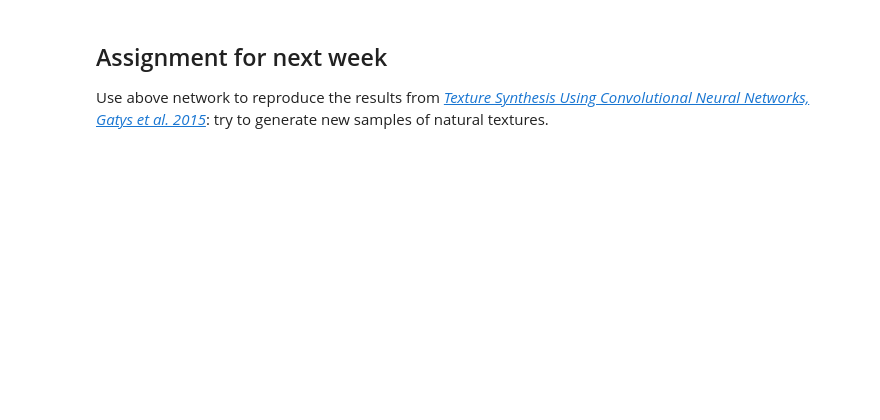
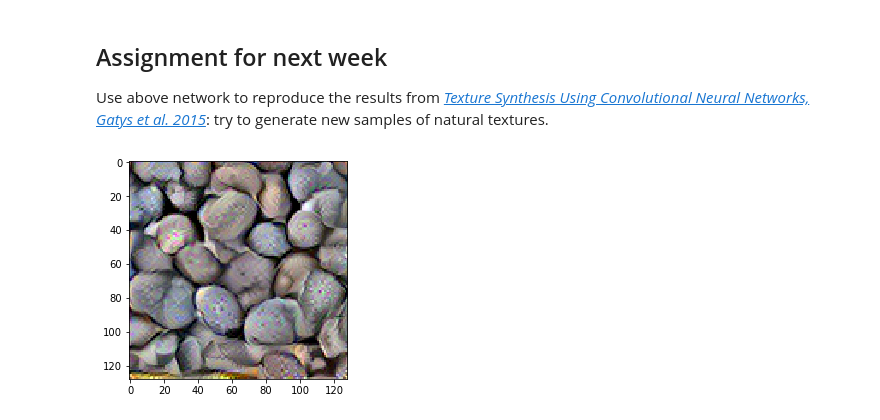
Before and after one commit to leongatys/GenerativeImageModellingWithDNNs, a Jupyter notebook: Lecture5/Lecture5.ipynb, the cells around one changed output. Drawn from its saved outputs; the diff is of its cells as text; code cells hidden in the pictures; blank space fills up the shorter version.

```diff
--- a/Lecture5/Lecture5.ipynb
+++ b/Lecture5/Lecture5.ipynb
@@ -156,0 +167,40 @@ Networks, Gatys et al. 2015_](http://papers.nips.cc/paper/5633-texture-synthesis
+# %%
+#define layers, loss functions, weights and compute optimization targets
+loss_layers = ['r11','r21','r31','r41','r51']
+loss_fns = [GramMSELoss()] * len(loss_layers)
+weights = [1e0] * len(loss_layers)
+
+#compute optimization targets
+targets = [GramMatrix()(A) for A in vgg(img_torch, loss_layers)]
+
+#define random init image to optimise
+opt_img = Variable(torch.randn(img_torch.size()).type_as(img_torch.data), requires_grad=True)
+# %%
+# run texture synthesis
+max_iter = 200
+show_iter = 1
+optimizer = optim.LBFGS([opt_img], history_size=10);
+# %%
+n_iter=0
+while n_iter <= max_iter:
+
+    def closure():
+        global n_iter
+        optimizer.zero_grad()
+        out = vgg(opt_img, loss_layers)
+        layer_losses = [weights[a] * loss_fns[a](A, targets[a]) for a,A in enumerate(out)]
+        loss = sum(layer_losses)
+        loss.backward()
+        n_iter+=1
+        #print loss
+        if n_iter%show_iter == (show_iter-1):
+            print('Iteration: %d, loss: %f'%(n_iter+1, loss.data[0]))
+            print([loss_layers[li] + ': ' +  str(l.data[0]) for li,l in enumerate(layer_losses)]) #loss of each layer
+            imshow(postp(opt_img.data.squeeze()))
+            display.display(gcf())
+            display.clear_output(wait=True)
+        return loss
+
+    optimizer.step(closure)
+# %% [output]
+[figure, added]
```
Also changed, not shown: parts of 4 cells of this notebook.
